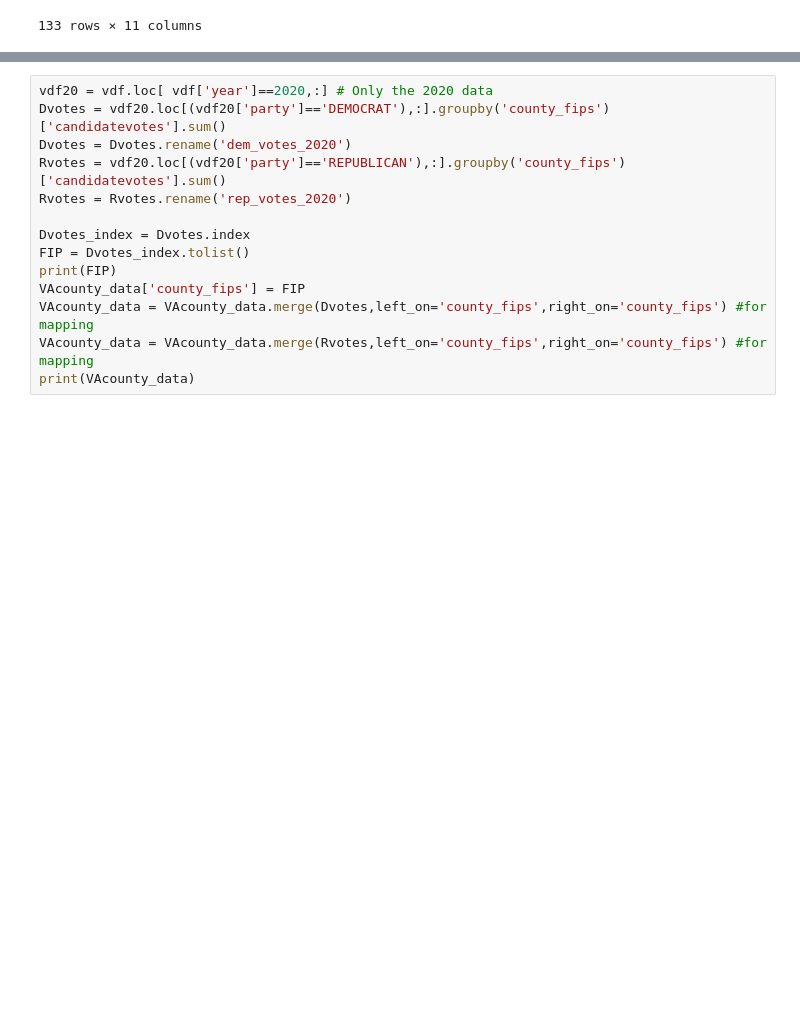
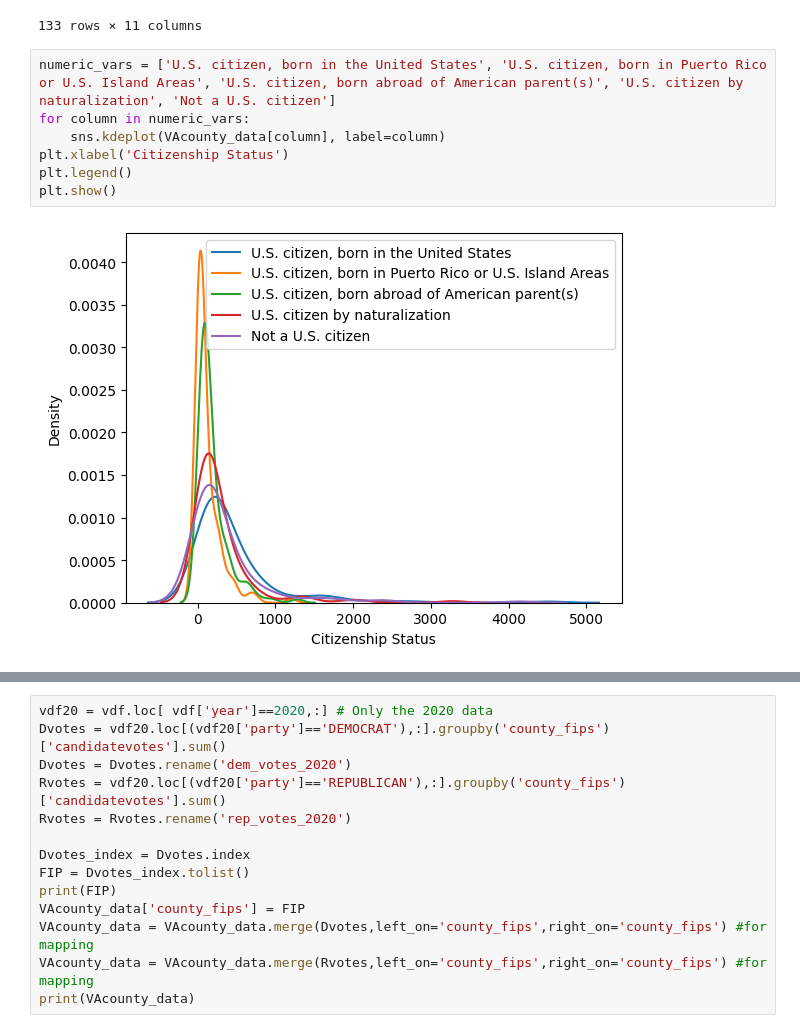
Before and after one commit to ven7sg/DS-3001-project-voting, a Jupyter notebook: Project3_model&VIS.ipynb, the cells around one changed output, grey strips where cells are left out. Drawn from its saved outputs; the diff is of its cells as text; blank space fills up the shorter version.

```diff
--- a/Project3_model&VIS.ipynb
+++ b/Project3_model&VIS.ipynb
@@ -141,3 +147,12 @@ VAcounty_data
 | 2953 | Williamsburg city | 333 | 34 | 98 | 183 | ... |
 | 2954 | Winchester city | 480 | 190 | 318 | 459 | ... |
 133 rows × 11 columns
+# %%
+numeric_vars = ['U.S. citizen, born in the United States', 'U.S. citizen, born in Puerto Rico or U.S. Island Areas', 'U.S. citizen, born abroad of American parent(s)', 'U.S. citizen by naturalization', 'Not a U.S. citizen']
+for column in numeric_vars:
+    sns.kdeplot(VAcounty_data[column], label=column)
+plt.xlabel('Citizenship Status')
+plt.legend()
+plt.show()
+# %% [output]
+[figure, added]
```
Also changed, not shown: parts of 18 cells of this notebook.
